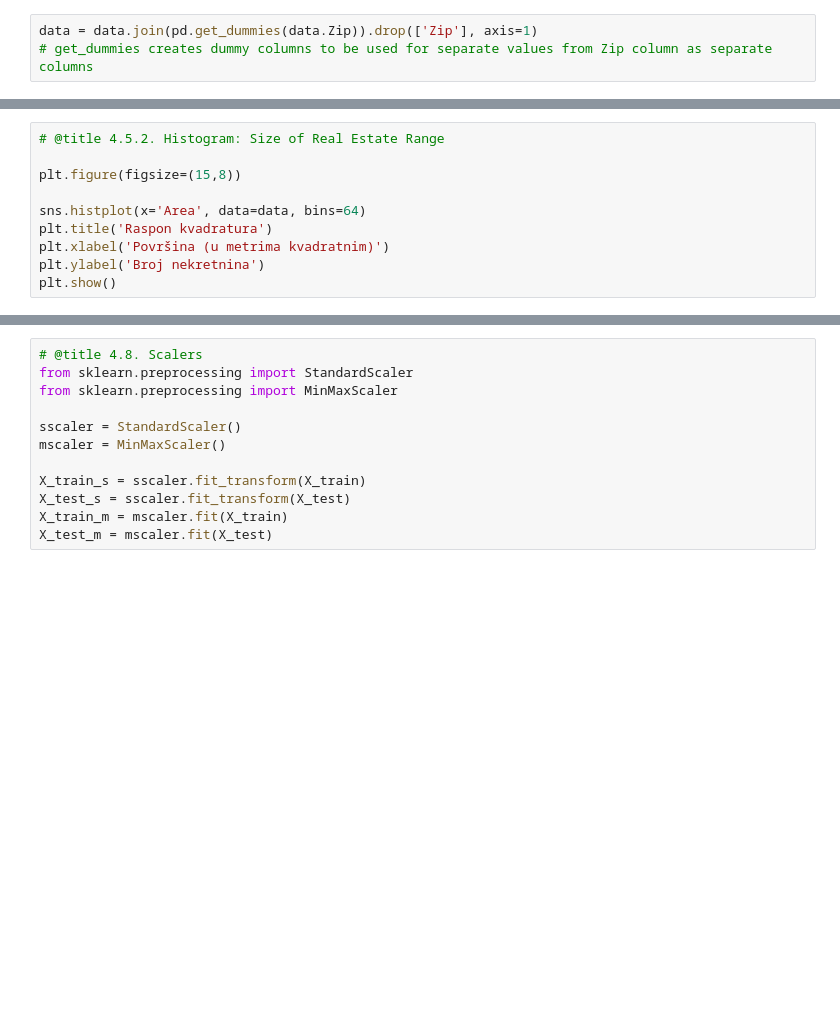
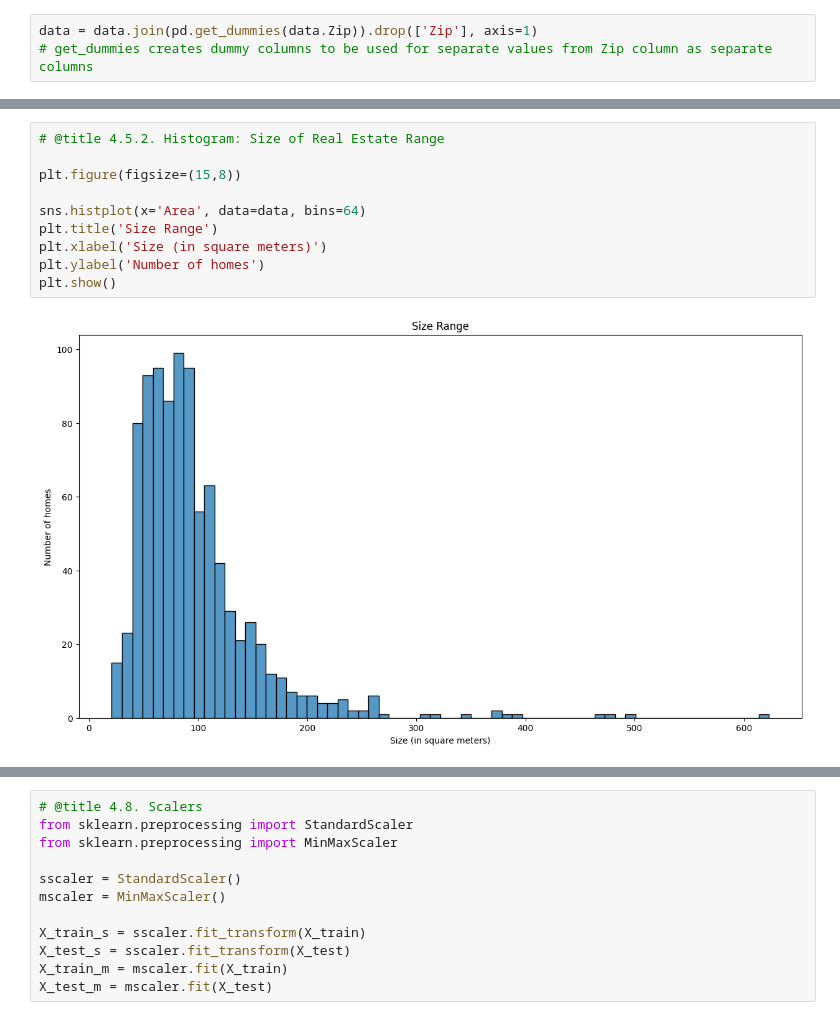
Before and after one commit to Vojinovic-M/Python---Jupyter-Notebook---Predicting-Real-Estate-Prices-In-Amsterdam, a Jupyter notebook: Amsterdam.ipynb, the cells around one changed output, grey strips where cells are left out. Drawn from its saved outputs; the diff is of its cells as text; blank space fills up the shorter version.

```diff
--- a/Amsterdam.ipynb
+++ b/Amsterdam.ipynb
@@ -150,13 +253,15 @@ plt.show()
 # %%
 # @title 4.5.2. Histogram: Size of Real Estate Range
 
 plt.figure(figsize=(15,8))
 
 sns.histplot(x='Area', data=data, bins=64)
-plt.title('Raspon kvadratura')
-plt.xlabel('Površina (u metrima kvadratnim)')
-plt.ylabel('Broj nekretnina')
+plt.title('Size Range')
+plt.xlabel('Size (in square meters)')
+plt.ylabel('Number of homes')
 plt.show()
+# %% [output]
+[figure, added]
 # %%
 # @title 4.5.2. Histogram: Number of Rooms Range
 
```
Also changed, not shown: parts of 22 cells of this notebook.
